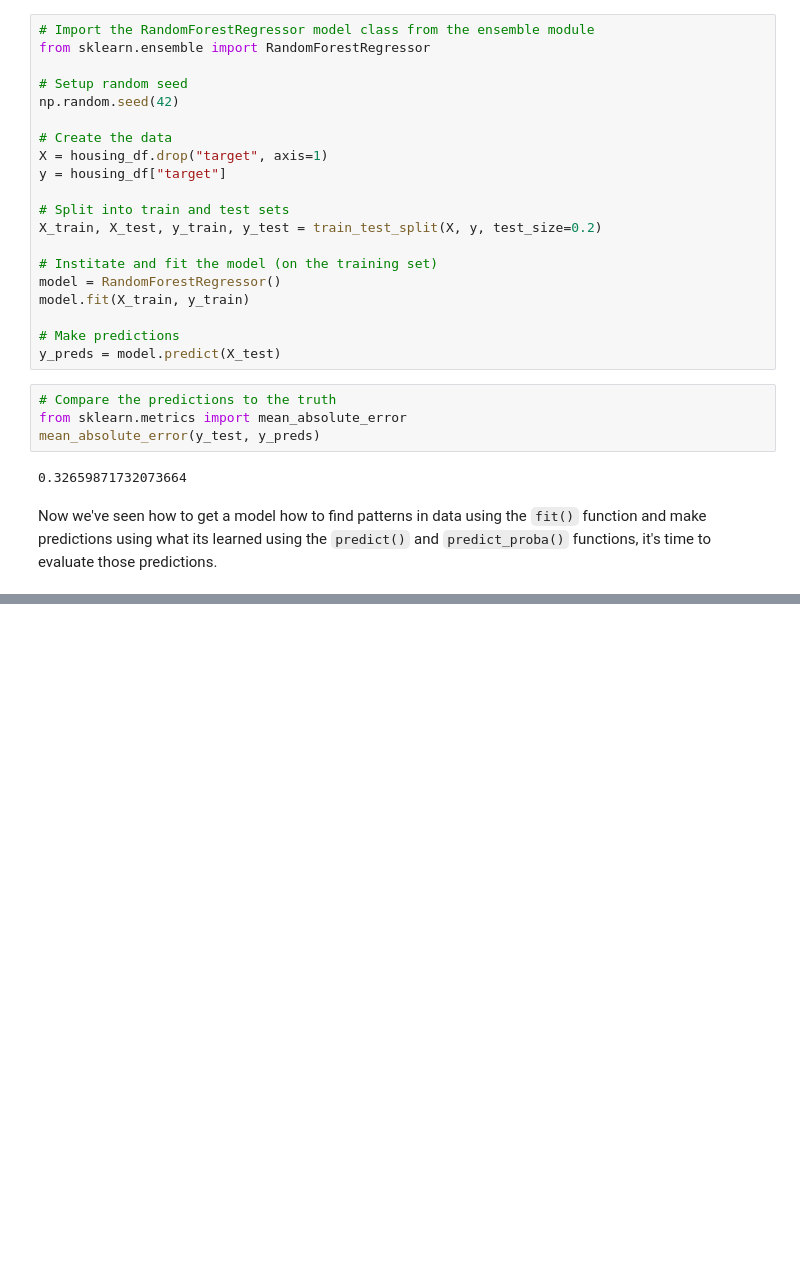
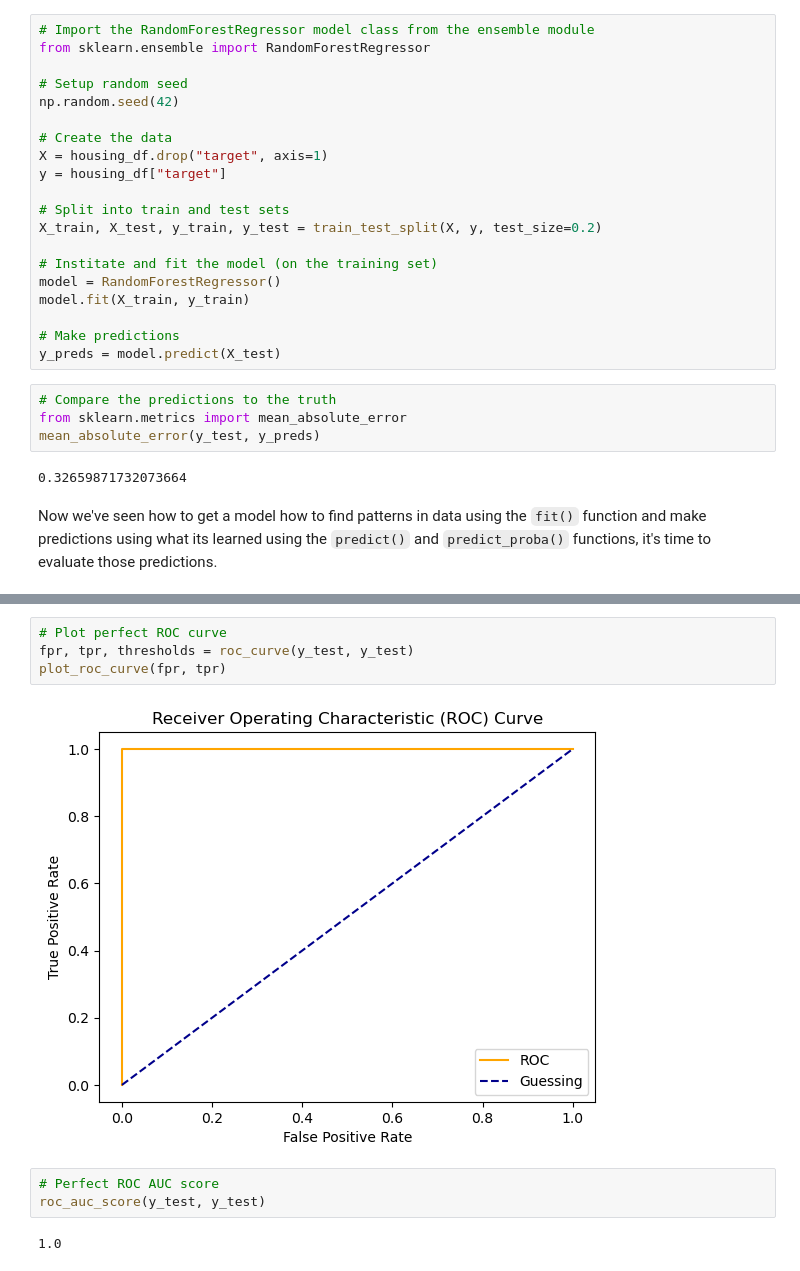
Before and after one commit to souravdev-eng/zero-to-mastery-ml-course, a Jupyter notebook: introduction-to-scikit-learn.ipynb, the cells around one changed output, grey strips where cells are left out. Drawn from its saved outputs; the diff is of its cells as text; blank space fills up the shorter version.

```diff
--- a/introduction-to-scikit-learn.ipynb
+++ b/introduction-to-scikit-learn.ipynb
@@ -1263,0 +1600,11 @@ Now we've seen how to get a model how to find patterns in data using the `fit()`
+# %%
+# Plot perfect ROC curve
+fpr, tpr, thresholds = roc_curve(y_test, y_test)
+plot_roc_curve(fpr, tpr)
+# %% [output]
+[figure, added]
+# %%
+# Perfect ROC AUC score
+roc_auc_score(y_test, y_test)
+# %% [output]
+1.0
```
Also changed, not shown: parts of 37 cells of this notebook, 2 other files.
